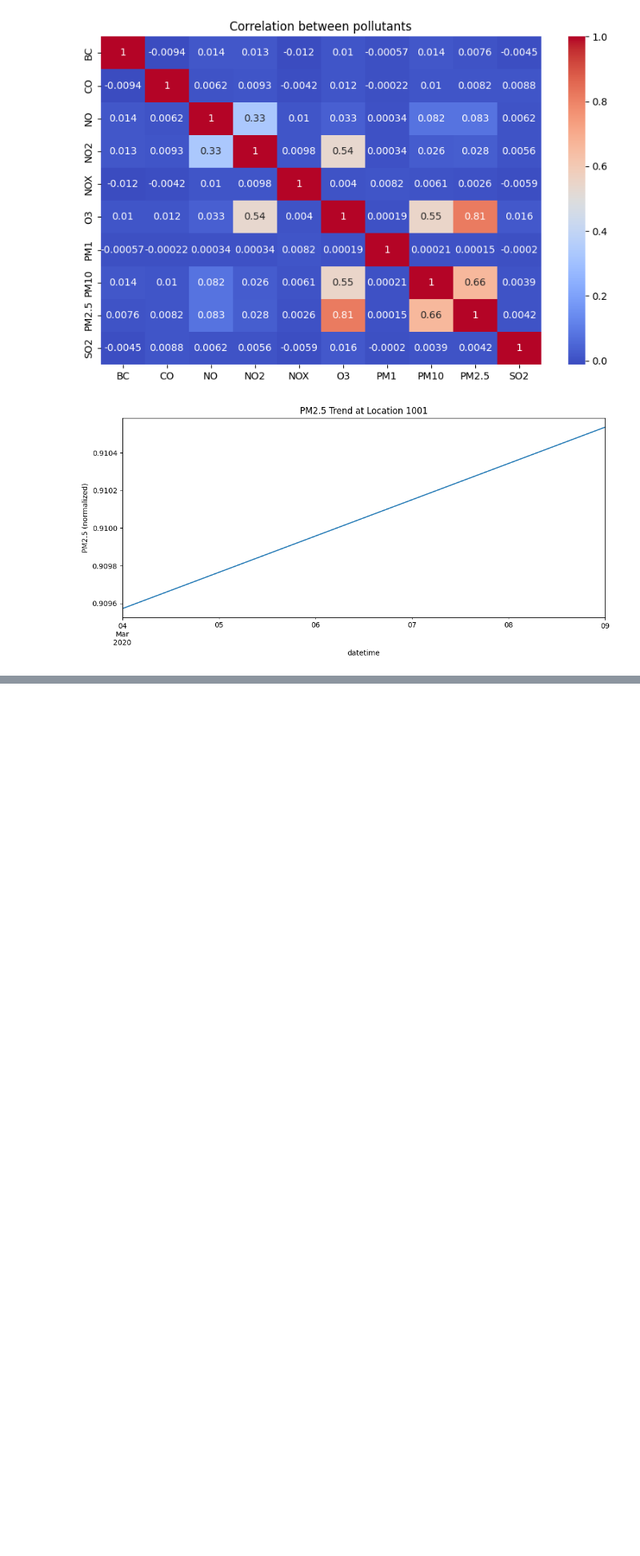
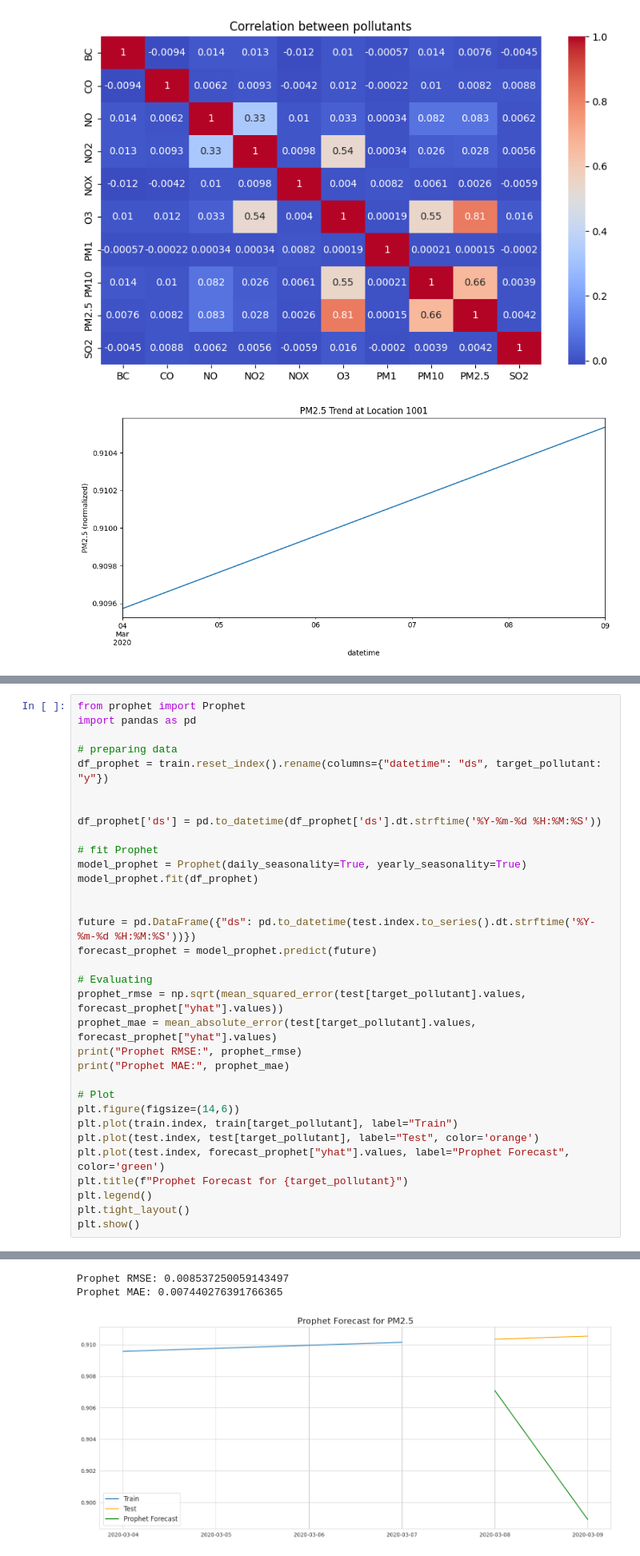
Before and after one commit to AN-06/Air-Aware, a Jupyter notebook: AirAware.ipynb, the cells around one changed output, grey strips where cells are left out. Shown at 80% size. Cells and saved outputs as stored; diff of their text form; blank space fills up the shorter version.

```diff
--- a/AirAware.ipynb
+++ b/AirAware.ipynb
@@ -300,0 +425,34 @@ Series([], dtype: int64)
+# %%
+from prophet import Prophet
+import pandas as pd
+
+# preparing data
+df_prophet = train.reset_index().rename(columns={"datetime": "ds", target_pollutant: "y"})
+
+
+df_prophet['ds'] = pd.to_datetime(df_prophet['ds'].dt.strftime('%Y-%m-%d %H:%M:%S'))
+
+# fit Prophet
+model_prophet = Prophet(daily_seasonality=True, yearly_seasonality=True)
+model_prophet.fit(df_prophet)
+
+
+future = pd.DataFrame({"ds": pd.to_datetime(test.index.to_series().dt.strftime('%Y-%m-%d %H:%M:%S'))})
+forecast_prophet = model_prophet.predict(future)
+
+# Evaluating
+prophet_rmse = np.sqrt(mean_squared_error(test[target_pollutant].values, forecast_prophet["yhat"].values))
+prophet_mae = mean_absolute_error(test[target_pollutant].values, forecast_prophet["yhat"].values)
+print("Prophet RMSE:", prophet_rmse)
+print("Prophet MAE:", prophet_mae)
+
+# Plot
+plt.figure(figsize=(14,6))
+plt.plot(train.index, train[target_pollutant], label="Train")
+plt.plot(test.index, test[target_pollutant], label="Test", color='orange')
+plt.plot(test.index, forecast_prophet["yhat"].values, label="Prophet Forecast", color='green')
+plt.title(f"Prophet Forecast for {target_pollutant}")
+plt.legend()
+plt.tight_layout()
+plt.show()
+# %% [output]
@@ -300,0 +470,3 @@ Series([], dtype: int64)
+Prophet RMSE: 0.008537250059143497
+Prophet MAE: 0.007440276391766365
+[figure, added]
```
Also changed, not shown: parts of 9 cells of this notebook.
